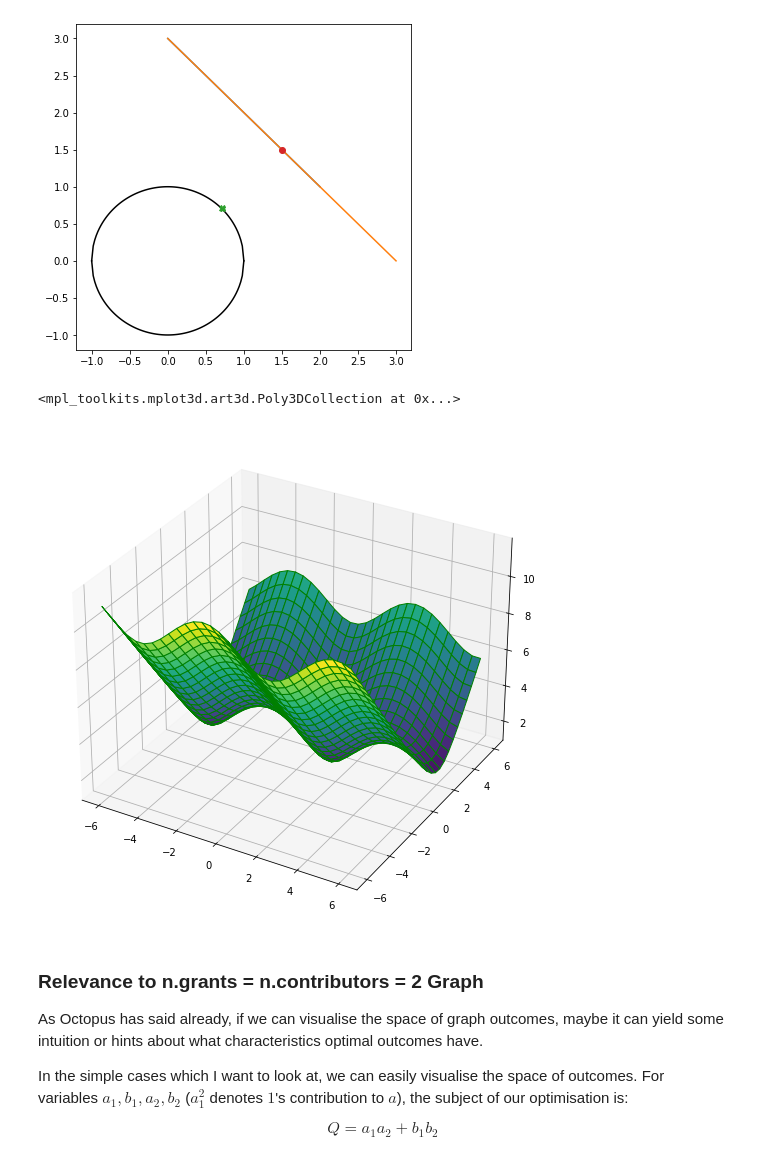
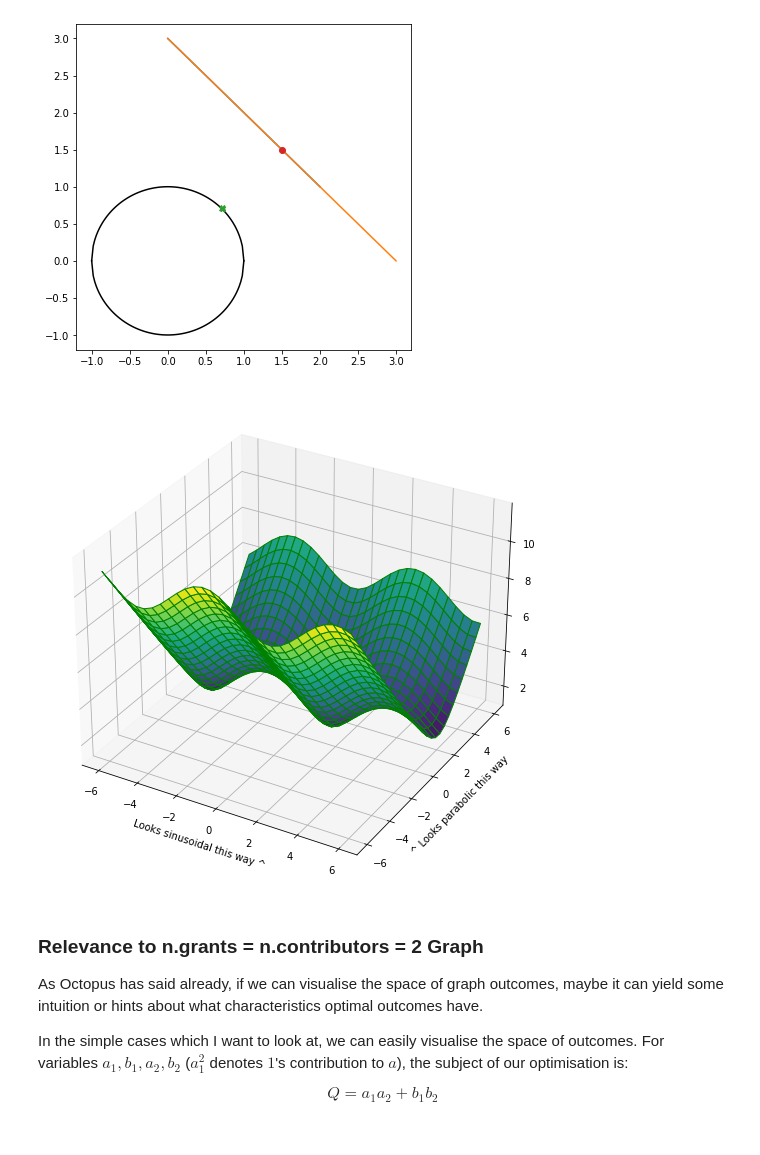
Before and after one commit to mlapan4/quadratic-funding-geometry, a Jupyter notebook: pymanopt-1.ipynb, the cells around one changed output. Drawn from its saved outputs; the diff is of its cells as text; code cells hidden in the pictures.

Commit message:
pymanopt-1 added images and small changes

```diff
--- a/pymanopt-1.ipynb
+++ b/pymanopt-1.ipynb
@@ -173,20 +173,20 @@ ax.plot(x, y, 'o')
 # %%
 # Space of parameters t, x
 
 def line_circle_solutions(a, b):
     return np.sqrt((np.cos(a) - b) ** 2 + (np.sin(a) + b - 3) ** 2 )
 
 t = np.linspace(-6, 6, 30)
-x = np.linspace(-6, 6, 30)
+x = t.copy()
 T, X = np.meshgrid(t, x)
 solns = line_circle_solutions(T, X)
 
 fig = plt.figure(figsize=(15, 9))
 ax = plt.axes(projection="3d", )
 ax.plot_surface(T, X, solns, cmap ='viridis', edgecolor='green')
+ax.set(xlabel="Looks sinusoidal this way ^", ylabel="^ Looks parabolic this way");
 # %% [output]
-<mpl_toolkits.mplot3d.art3d.Poly3DCollection at 0x...>
-[figure, old version]
+[figure, new version]
 # %% [markdown]
 ### Relevance to n.grants = n.contributors = 2 Graph
 
```
Also changed, not shown: parts of 1 cell of this notebook.
